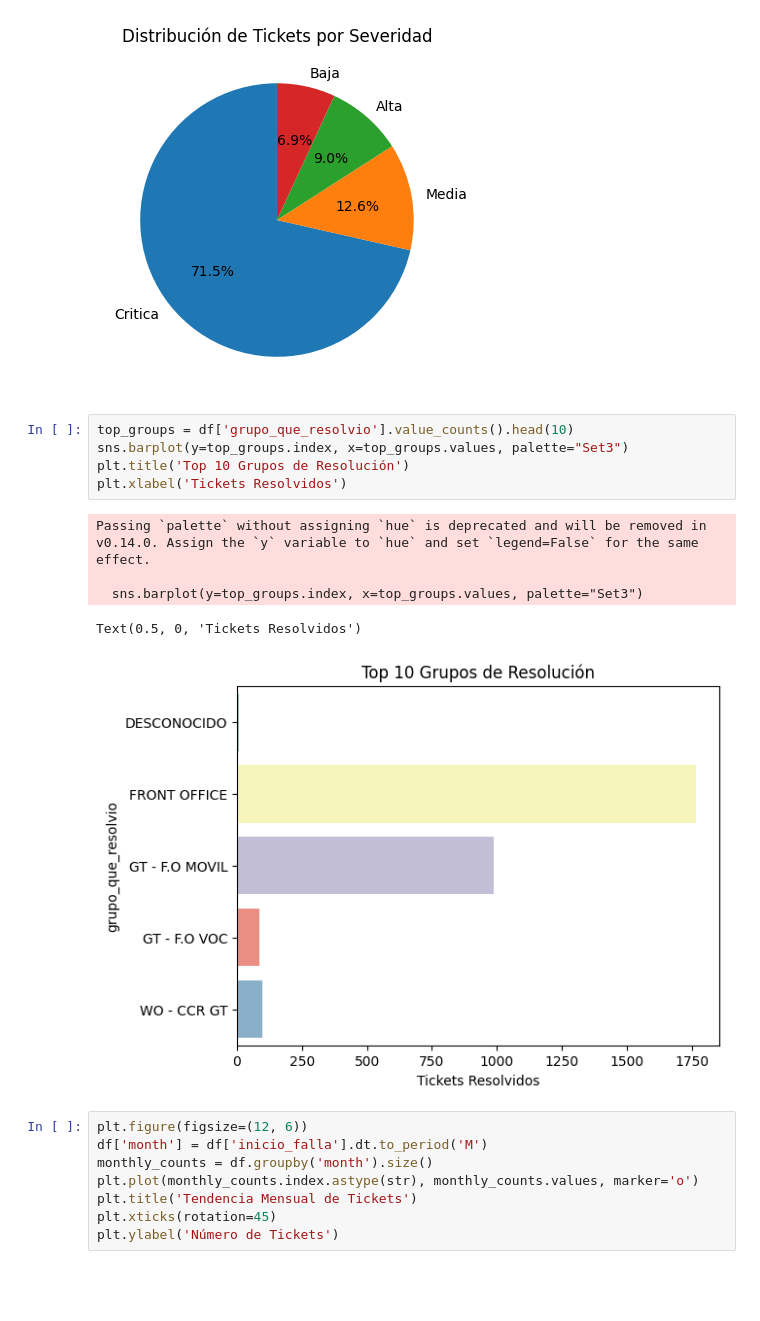
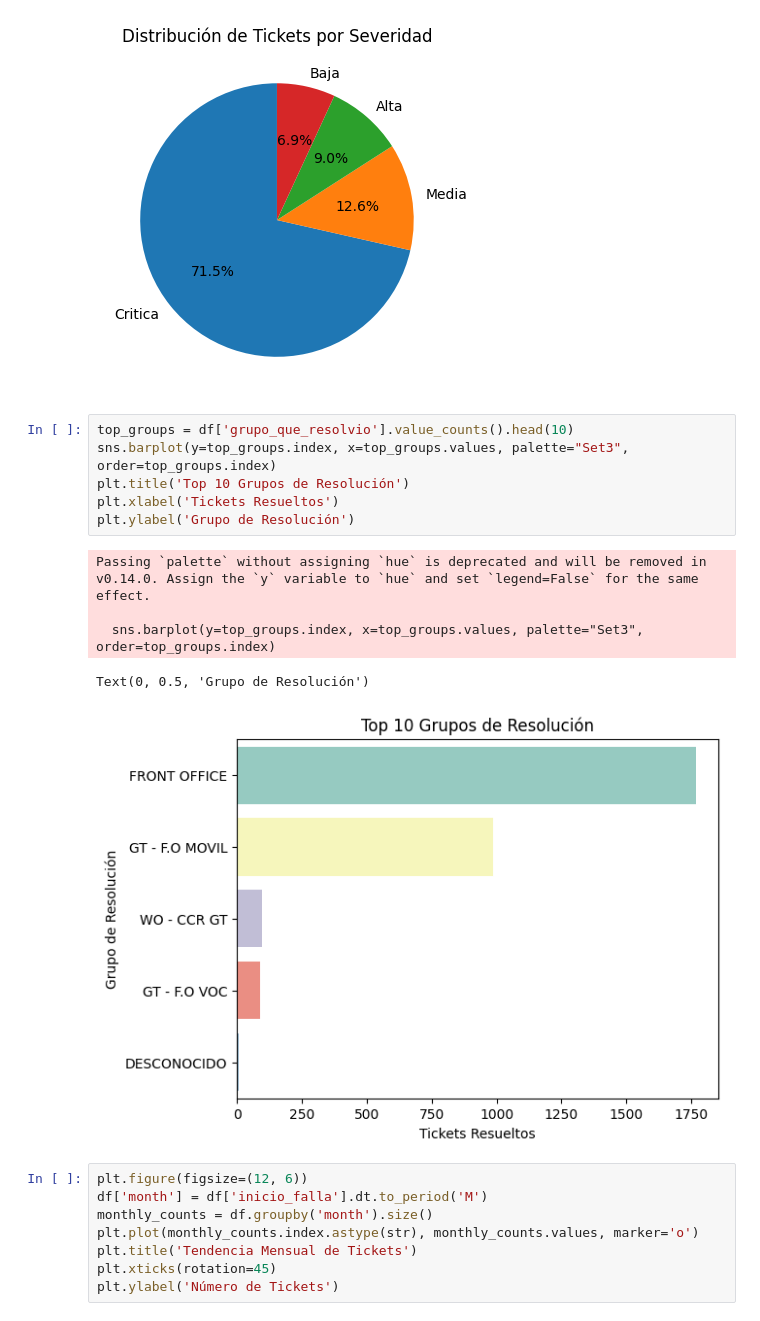
Before and after one commit to jorgecontrerasostos/claro-guatemala-data-analysis, a Jupyter notebook: scripts/eda.ipynb, the cells around one changed output. Saved outputs shown, nothing was run; the diff lists cells and outputs as text; blank space fills up the shorter version.

```diff
--- a/scripts/eda.ipynb
+++ b/scripts/eda.ipynb
@@ -308,15 +308,16 @@ Text(0.5, 1.0, 'Distribución de Tickets por Severidad')
 [figure]
 # %%
 top_groups = df['grupo_que_resolvio'].value_counts().head(10)
-sns.barplot(y=top_groups.index, x=top_groups.values, palette="Set3")
+sns.barplot(y=top_groups.index, x=top_groups.values, palette="Set3", order=top_groups.index)
 plt.title('Top 10 Grupos de Resolución')
-plt.xlabel('Tickets Resolvidos')
+plt.xlabel('Tickets Resueltos')
+plt.ylabel('Grupo de Resolución')
 # %% [output]
 Passing `palette` without assigning `hue` is deprecated and will be removed in v0.14.0. Assign the `y` variable to `hue` and set `legend=False` for the same effect.
 
-  sns.barplot(y=top_groups.index, x=top_groups.values, palette="Set3")
+  sns.barplot(y=top_groups.index, x=top_groups.values, palette="Set3", order=top_groups.index)
-Text(0.5, 0, 'Tickets Resolvidos')
+Text(0, 0.5, 'Grupo de Resolución')
-[figure, old version]
+[figure, new version]
 # %%
 plt.figure(figsize=(12, 6))
 df['month'] = df['inicio_falla'].dt.to_period('M')
```
